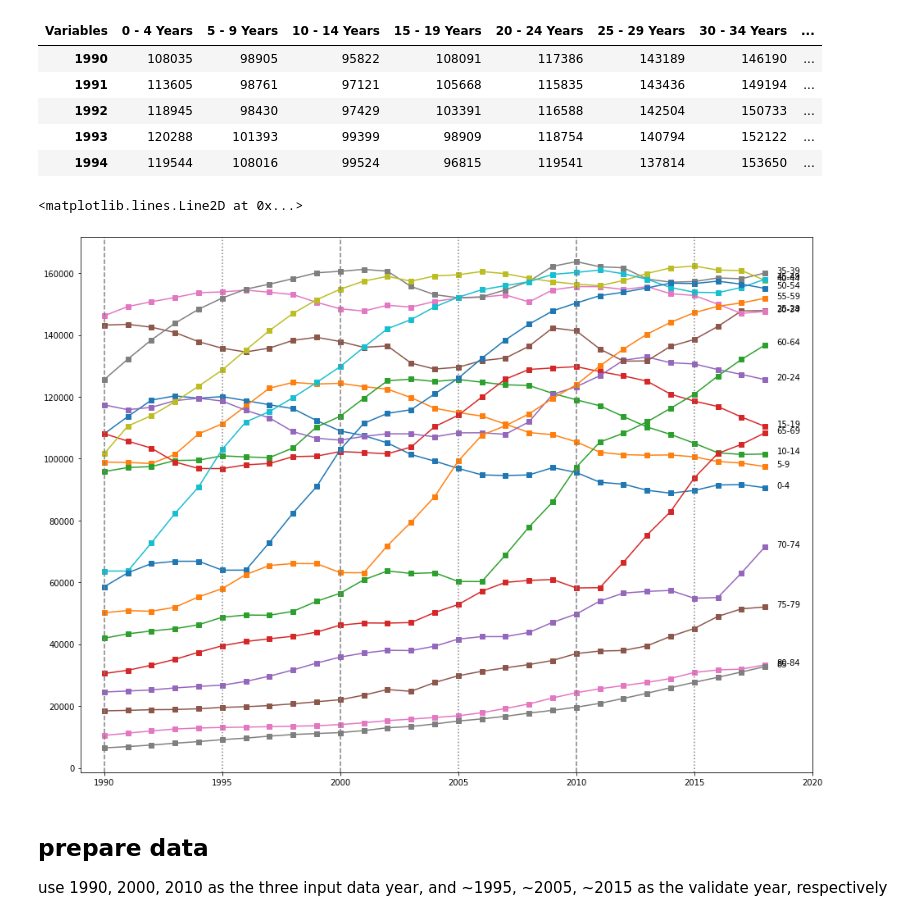
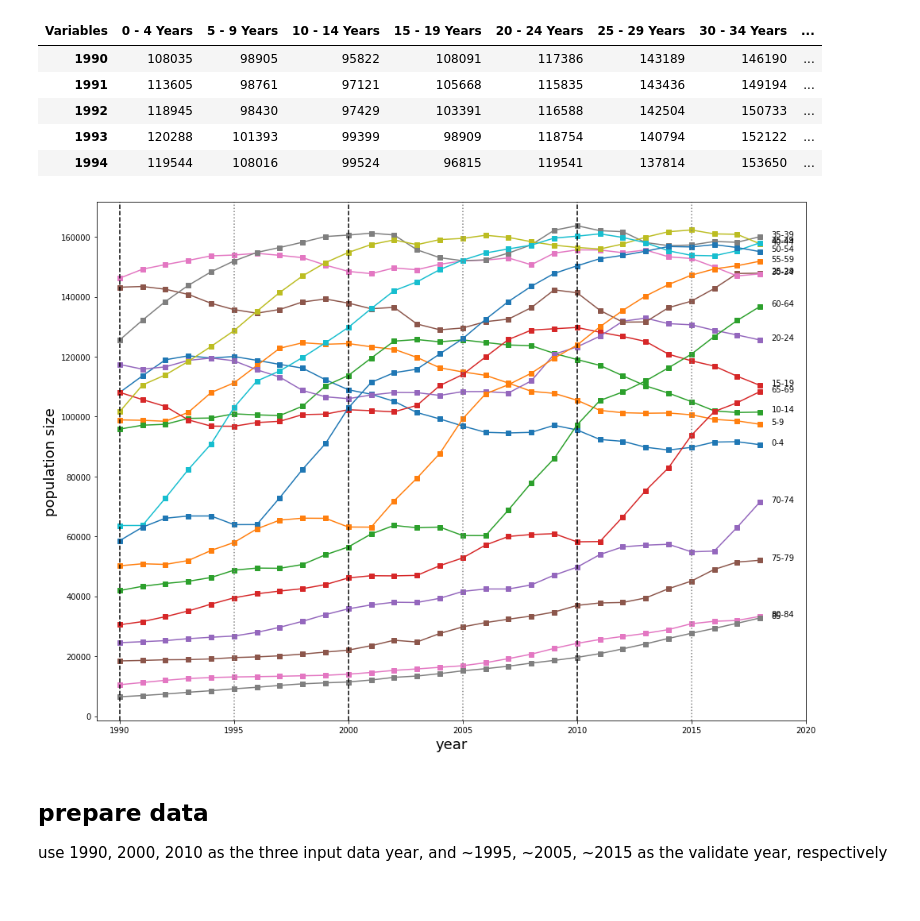
Before and after one commit to ejwillemse/sim-demog-NUK-open, a Jupyter notebook: sandbox/prep_data_for_singapore/prepare_age_dist-female-part-for-fertility.ipynb, the cells around one changed output. Saved outputs shown, nothing was run; the diff lists cells and outputs as text; code cells hidden in the pictures.

```diff
--- a/sandbox/prep_data_for_singapore/prepare_age_dist-female-part-for-fertility.ipynb
+++ b/sandbox/prep_data_for_singapore/prepare_age_dist-female-part-for-fertility.ipynb
@@ -6,8 +6,8 @@ import matplotlib.pyplot as plt
 import seaborn as sns
 import numpy as np
 # %%
-raw_dir = '../data/downloaded_raw'
-out_dir = '../data/processed_dat'
+raw_dir = '../../data/downloaded_raw'
+out_dir = '../../data/processed_dat'
 
 sorted(os.listdir(raw_dir))
 # %% [output]
@@ -105,20 +104,22 @@ df_all3.head()
 # %%
 fig, ax = plt.subplots(figsize=(16,12))
 for col in df_all3.columns:
     ax.plot([float(a) for a in df_all3.index.tolist()], [float(a) for a in df_all3[col].tolist()], marker='s')
     ax.annotate(col.replace('Years','').replace(' ','').replace('&Over',''), xy=(2018.5, float(df_all3[col].tolist()[-1])), xycoords='data')
     #break
 ax.set_xlim([1989, 2020])
-ax.axvline(x=1990., ls='--', color='grey')
-ax.axvline(x=2000., ls='--', color='grey')
-ax.axvline(x=2010., ls='--', color='grey')
+ax.axvline(x=1990., ls='--', color='k')
+ax.axvline(x=2000., ls='--', color='k')
+ax.axvline(x=2010., ls='--', color='k')
 ax.axvline(x=1995., ls=':', color='grey')
 ax.axvline(x=2005., ls=':', color='grey')
 ax.axvline(x=2015., ls=':', color='grey')
+ax.set_xlabel('year', fontsize=18)
+ax.set_ylabel('population size', fontsize=18)
 #ax.legend()
+plt.savefig('age_specific_population_size_throught_years_female.png', dpi=92, bbox_inches='tight')
 # %% [output]
-<matplotlib.lines.Line2D at 0x...>
-[figure, old version]
+[figure, new version]
 # %% [markdown]
 ## prepare data
 use 1990, 2000, 2010 as the three input data year, and ~1995, ~2005, ~2015 as the validate year, respectively
```
Also changed, not shown: parts of 2 cells of this notebook, 2 other files.
